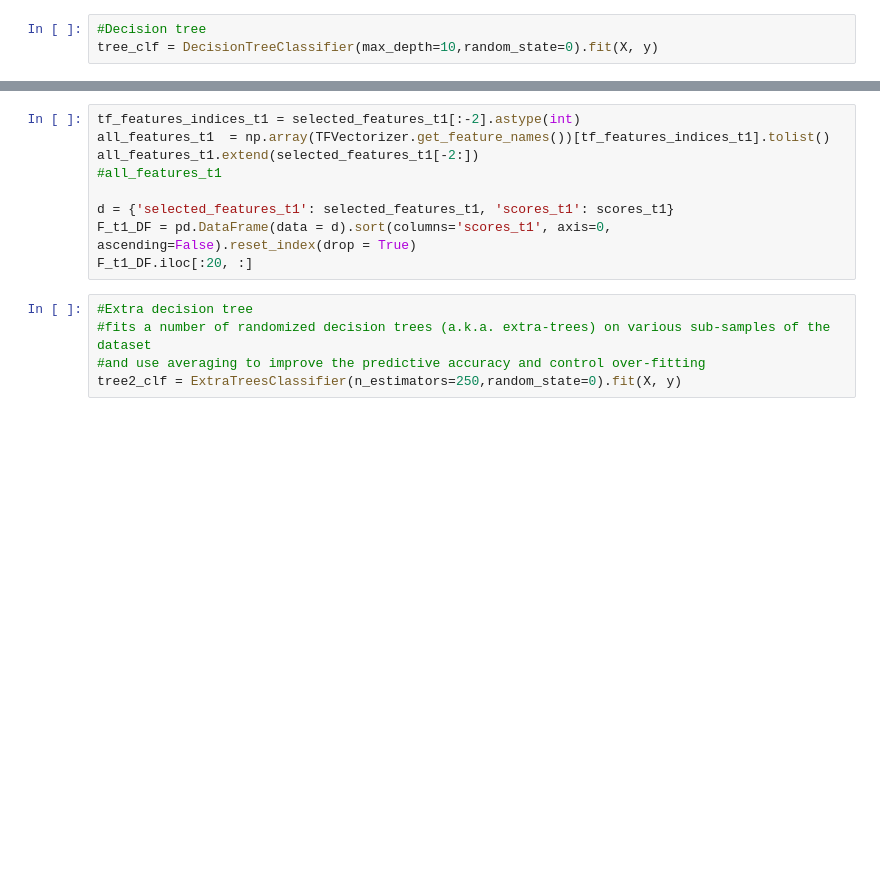
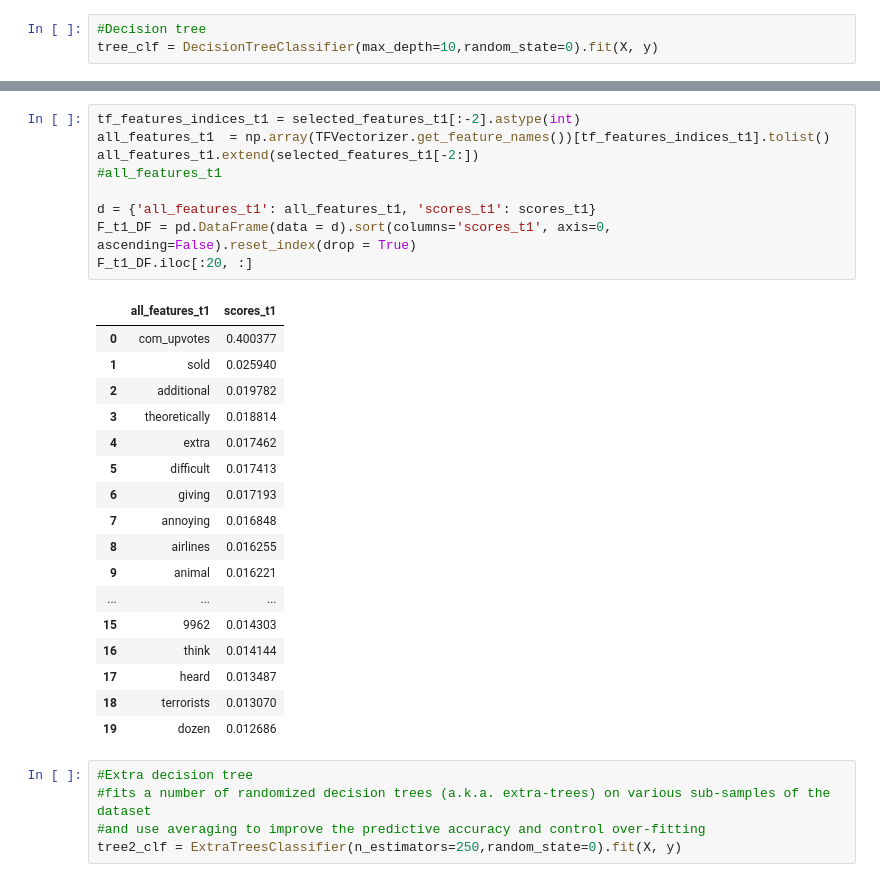
Before and after one commit to shugamoe/changemyview, a Jupyter notebook: cmv_feature_extraction.ipynb, the cells around one changed output, grey strips where cells are left out. Drawn from its saved outputs; the diff is of its cells as text; blank space fills up the shorter version.

```diff
--- a/cmv_feature_extraction.ipynb
+++ b/cmv_feature_extraction.ipynb
@@ -285,12 +336,30 @@ selected_features_t1.shape
 # %%
 tf_features_indices_t1 = selected_features_t1[:-2].astype(int)
 all_features_t1  = np.array(TFVectorizer.get_feature_names())[tf_features_indices_t1].tolist()
 all_features_t1.extend(selected_features_t1[-2:])
 #all_features_t1
 
-d = {'selected_features_t1': selected_features_t1, 'scores_t1': scores_t1}
+d = {'all_features_t1': all_features_t1, 'scores_t1': scores_t1}
 F_t1_DF = pd.DataFrame(data = d).sort(columns='scores_t1', axis=0, ascending=False).reset_index(drop = True)
 F_t1_DF.iloc[:20, :]
+# %% [output]
+|  | all_features_t1 | scores_t1 |
+| 0 | com_upvotes | 0.400377 |
+| 1 | sold | 0.025940 |
+| 2 | additional | 0.019782 |
+| 3 | theoretically | 0.018814 |
+| 4 | extra | 0.017462 |
+| 5 | difficult | 0.017413 |
+| 6 | giving | 0.017193 |
+| 7 | annoying | 0.016848 |
+| 8 | airlines | 0.016255 |
+| 9 | animal | 0.016221 |
+| ... | ... | ... |
+| 15 | 9962 | 0.014303 |
+| 16 | think | 0.014144 |
+| 17 | heard | 0.013487 |
+| 18 | terrorists | 0.013070 |
+| 19 | dozen | 0.012686 |
 # %%
 #Extra decision tree
 #fits a number of randomized decision trees (a.k.a. extra-trees) on various sub-samples of the dataset
```
Also changed, not shown: parts of 16 cells of this notebook, 1 other file.
